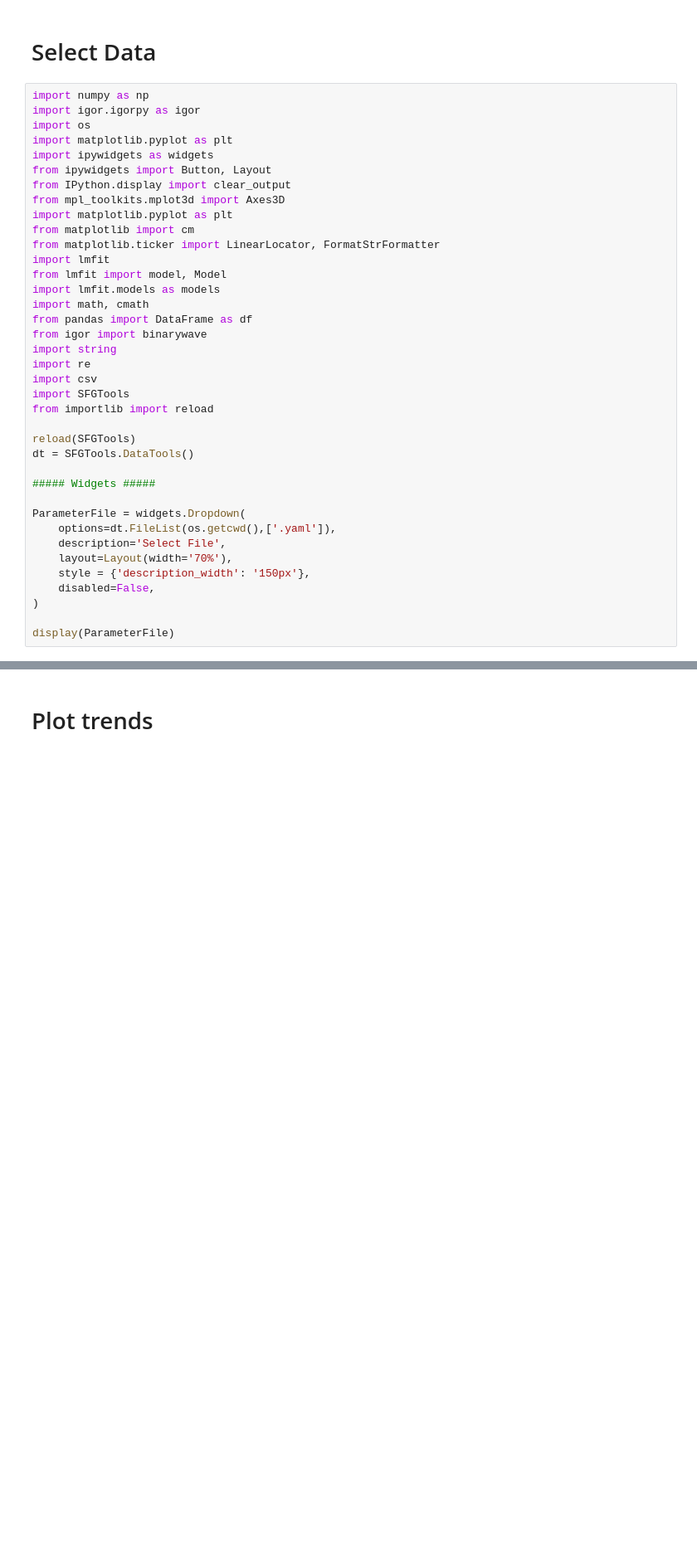
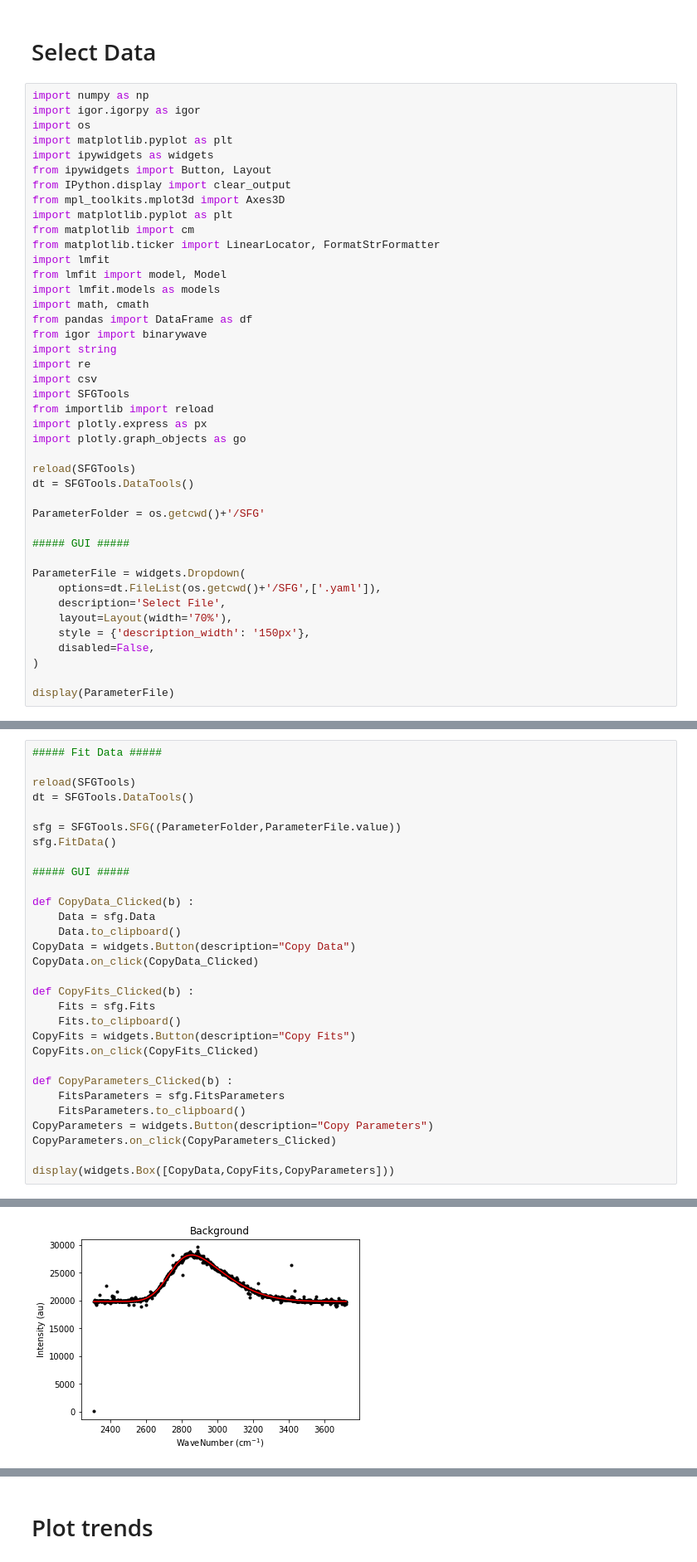
Before and after one commit to CUCatLab/MethanolDecomposition, a Jupyter notebook: SFG Analysis.ipynb, the cells around one changed output, grey strips where cells are left out. Shown: that part at 83% size. Drawn from its saved outputs; the diff is of its cells as text; blank space fills up the shorter version.

Commit message:
Major re-write of fitting procedure and plotting

```diff
--- a/SFG Analysis.ipynb
+++ b/SFG Analysis.ipynb
@@ -118,14 +118,18 @@ import re
 import csv
 import SFGTools
 from importlib import reload
+import plotly.express as px
+import plotly.graph_objects as go
 
 reload(SFGTools)
 dt = SFGTools.DataTools()
 
-##### Widgets #####
+ParameterFolder = os.getcwd()+'/SFG'
+
+##### GUI #####
 
 ParameterFile = widgets.Dropdown(
-    options=dt.FileList(os.getcwd(),['.yaml']),
+    options=dt.FileList(os.getcwd()+'/SFG',['.yaml']),
     description='Select File',
     layout=Layout(width='70%'),
     style = {'description_width': '150px'},
@@ -210,0 +144,31 @@ out
+# %%
+##### Fit Data #####
+
+reload(SFGTools)
+dt = SFGTools.DataTools()
+
+sfg = SFGTools.SFG((ParameterFolder,ParameterFile.value))
+sfg.FitData()
+
+##### GUI #####
+
+def CopyData_Clicked(b) :
+    Data = sfg.Data
+    Data.to_clipboard()
+CopyData = widgets.Button(description="Copy Data")
+CopyData.on_click(CopyData_Clicked)
+
+def CopyFits_Clicked(b) :
+    Fits = sfg.Fits
+    Fits.to_clipboard()
+CopyFits = widgets.Button(description="Copy Fits")
+CopyFits.on_click(CopyFits_Clicked)
+
+def CopyParameters_Clicked(b) :
+    FitsParameters = sfg.FitsParameters
+    FitsParameters.to_clipboard()
+CopyParameters = widgets.Button(description="Copy Parameters")
+CopyParameters.on_click(CopyParameters_Clicked)
+
+display(widgets.Box([CopyData,CopyFits,CopyParameters]))
+# %% [output]
@@ -210,0 +182 @@ out
+[figure, added]
```
Also changed, not shown: parts of 6 cells of this notebook, 3 other files.
